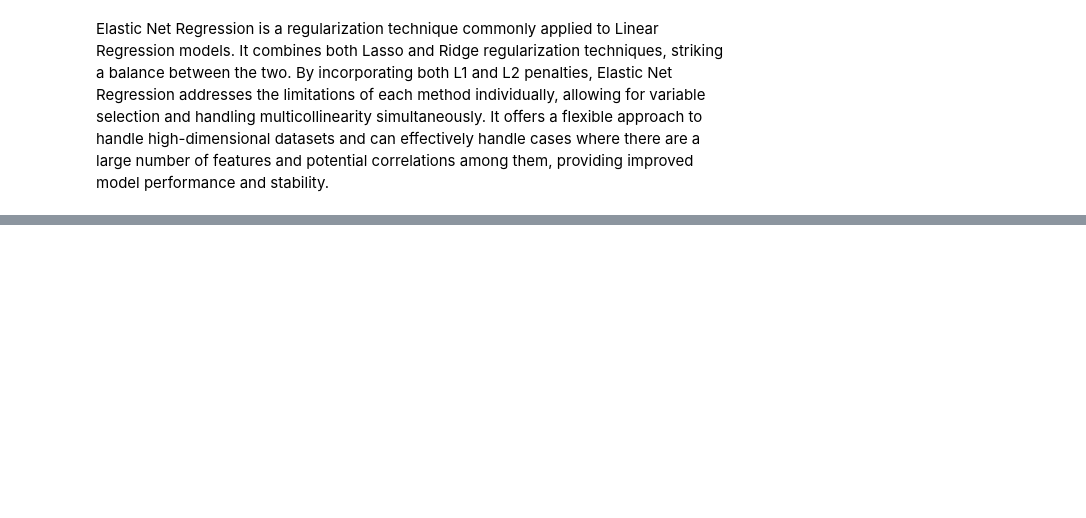
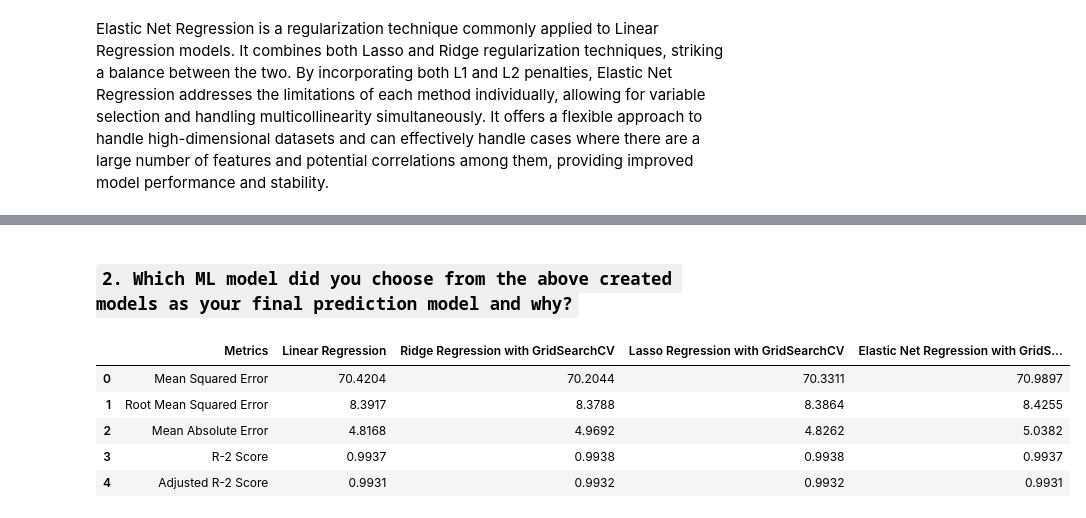
Before and after one commit to Srushti-Rodge/Capstone_Project_ML-Yes_Bank_Stock_Closing_Price_Prediction-, a Jupyter notebook: Capstone_Project_ML(Yes_Bank_Stock_Closing_Price_Prediction).ipynb, the cells around one changed output, grey strips where cells are left out. Drawn from its saved outputs; the diff is of its cells as text; code cells hidden in the pictures; blank space fills up the shorter version.

```diff
--- a/Capstone_Project_ML(Yes_Bank_Stock_Closing_Price_Prediction).ipynb
+++ b/Capstone_Project_ML(Yes_Bank_Stock_Closing_Price_Prediction).ipynb
@@ -1451,0 +1570,27 @@ Elastic Net Regression is a regularization technique commonly applied to Linear
+# %%
+# Mean Squared Error
+mse_elasticnet_gscv = round( mean_squared_error((10**y_test), 10**(y_pred_elasticnet_gscv)), 4)
+
+# Root Mean Squared Error
+rmse_elasticnet_gscv = round(np.sqrt(mse_elasticnet_gscv), 4)
+
+# Mean Absolute Error
+mae_elasticnet_gscv = round(mean_absolute_error((10**y_test), 10**(y_pred_elasticnet_gscv)), 4)
+
+# R-2 Score
+r2_elasticnet_gscv = round(r2_score((10**y_test), (10**y_pred_elasticnet_gscv)), 4)
+
+# Adjusted R-2 Score
+adj_r2_elasticnet_gscv = round(1 - (1 - r2_elasticnet_gscv)*((X_test.shape[0] - 1)/(X_test.shape[0] - X_test.shape[1] - 1)), 4)
+# %%
+# Create an empty dataframe
+evametdf_elasticnet_gscv = pd.DataFrame()
+
+# Create a column for the evaluation metrics
+evametdf_elasticnet_gscv['Metrics'] = ['Mean Squared Error', 'Root Mean Squared Error', 'Mean Absolute Error', 'R-2 Score', 'Adjusted R-2 Score']
+
+# Create a column for the Elastic Net Regression with GridSearchCV results
+evametdf_elasticnet_gscv['Elastic Net Regression with GridSearchCV'] = [mse_elasticnet_gscv, rmse_elasticnet_gscv, mae_elasticnet_gscv, r2_elasticnet_gscv, adj_r2_elasticnet_gscv]
+
+# Display the dataframe
+evametdf_elasticnet_gscv
@@ -1451,0 +1610,6 @@ Elastic Net Regression is a regularization technique commonly applied to Linear
+# %%
+# Concatenate the evaluation metric dataframes for Elastic Net Regression
+elasticnet_comp_df = pd.concat([evametdf_elasticnet, evametdf_elasticnet_gscv.iloc[:, 1]], axis=1)
+
+# Display the concatenated dataframe
+elasticnet_comp_df
@@ -1451,0 +1639,18 @@ Elastic Net Regression is a regularization technique commonly applied to Linear
+# %% [markdown]
+### **`2. Which ML model did you choose from the above created models as your final prediction model and why?`**
+# %%
+# Concatenate the evaluation metric dataframes of the best performing models from each section
+overall_evametdf = pd.concat([evametdf_lin,
+                              ridge_comp_df.loc[:, 'Ridge Regression with GridSearchCV'],
+                              lasso_comp_df.loc[:, 'Lasso Regression with GridSearchCV'],
+                              elasticnet_comp_df.loc[:, 'Elastic Net Regression with GridSearchCV']], axis=1)
+
+# Display the concatenated dataframe
+overall_evametdf
+# %% [output]
+|  | Metrics | Linear Regression | Ridge Regression with GridSearchCV | Lasso Regression with GridSearchCV | Elastic Net Regression with GridS... |
+| 0 | Mean Squared Error | 70.4204 | 70.2044 | 70.3311 | 70.9897 |
+| 1 | Root Mean Squared Error | 8.3917 | 8.3788 | 8.3864 | 8.4255 |
+| 2 | Mean Absolute Error | 4.8168 | 4.9692 | 4.8262 | 5.0382 |
+| 3 | R-2 Score | 0.9937 | 0.9938 | 0.9938 | 0.9937 |
+| 4 | Adjusted R-2 Score | 0.9931 | 0.9932 | 0.9932 | 0.9931 |
```
Also changed, not shown: parts of 16 cells of this notebook.
